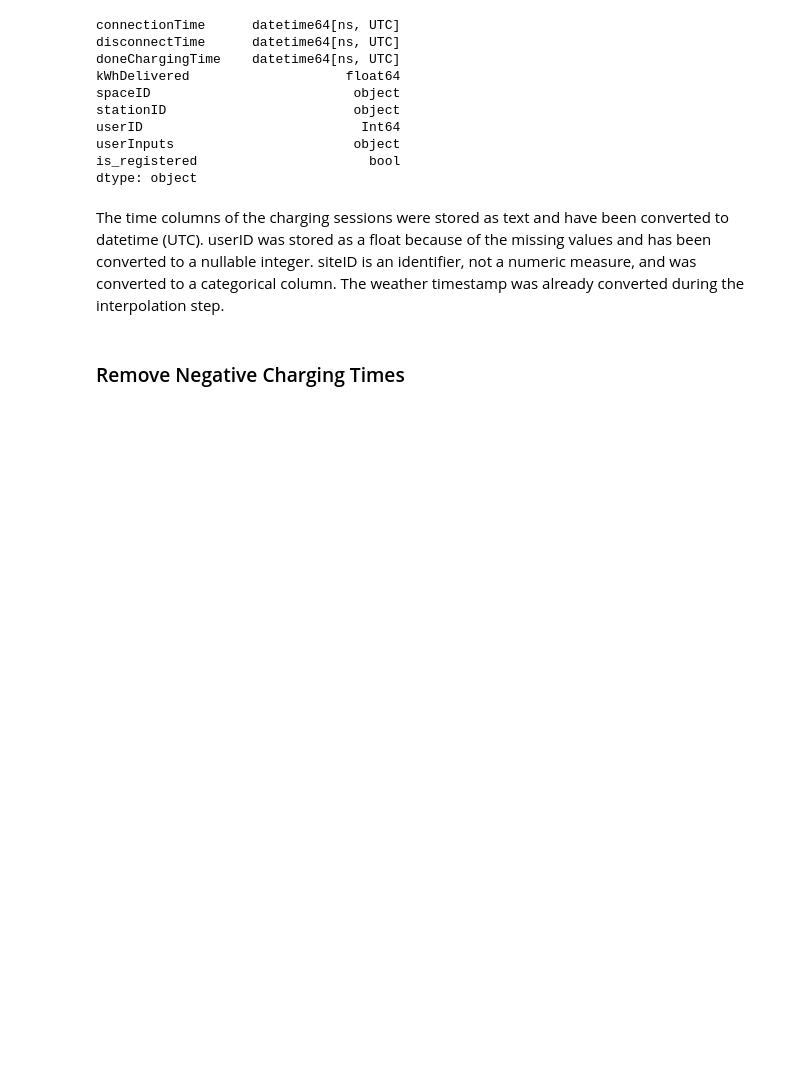
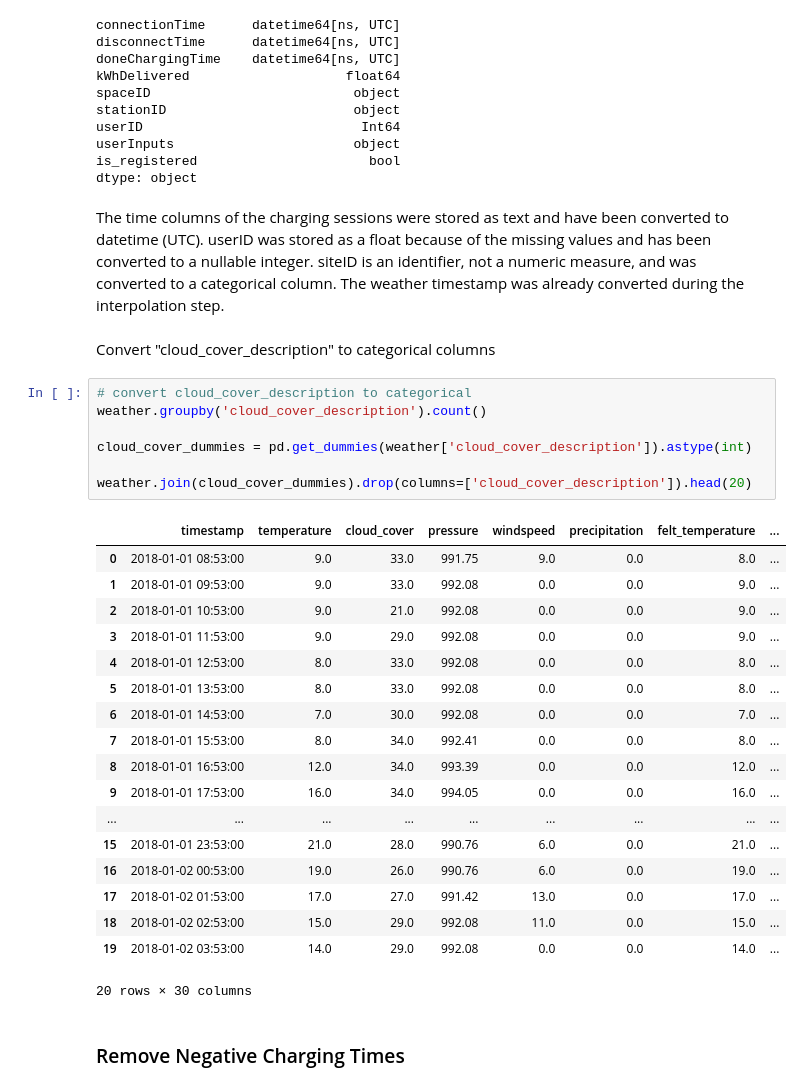
Before and after one commit to hannaschultheis-design/AA-Gruppe-15, a Jupyter notebook: notebooks/dataprep.ipynb, the cells around one changed output. Saved outputs shown, nothing was run; the diff lists cells and outputs as text; blank space fills up the shorter version.

Commit message:
transform weather column

```diff
--- a/notebooks/dataprep.ipynb
+++ b/notebooks/dataprep.ipynb
@@ -323,6 +321,34 @@ is_registered                      bool
 dtype: object
 # %% [markdown]
 The time columns of the charging sessions were stored as text and have been converted to datetime (UTC). userID was stored as a float because of the missing values and has been converted to a nullable integer. siteID is an identifier, not a numeric measure, and was converted to a categorical column. The weather timestamp was already converted during the interpolation step.
+# %% [markdown]
+Convert "cloud_cover_description" to categorical columns
+# %%
+# convert cloud_cover_description to categorical
+weather.groupby('cloud_cover_description').count()
+
+cloud_cover_dummies = pd.get_dummies(weather['cloud_cover_description']).astype(int)
+
+weather.join(cloud_cover_dummies).drop(columns=['cloud_cover_description']).head(20)
+# %% [output]
+|  | timestamp | temperature | cloud_cover | pressure | windspeed | precipitation | felt_temperature | ... |
+| 0 | 2018-01-01 08:53:00 | 9.0 | 33.0 | 991.75 | 9.0 | 0.0 | 8.0 | ... |
+| 1 | 2018-01-01 09:53:00 | 9.0 | 33.0 | 992.08 | 0.0 | 0.0 | 9.0 | ... |
+| 2 | 2018-01-01 10:53:00 | 9.0 | 21.0 | 992.08 | 0.0 | 0.0 | 9.0 | ... |
+| 3 | 2018-01-01 11:53:00 | 9.0 | 29.0 | 992.08 | 0.0 | 0.0 | 9.0 | ... |
+| 4 | 2018-01-01 12:53:00 | 8.0 | 33.0 | 992.08 | 0.0 | 0.0 | 8.0 | ... |
+| 5 | 2018-01-01 13:53:00 | 8.0 | 33.0 | 992.08 | 0.0 | 0.0 | 8.0 | ... |
+| 6 | 2018-01-01 14:53:00 | 7.0 | 30.0 | 992.08 | 0.0 | 0.0 | 7.0 | ... |
+| 7 | 2018-01-01 15:53:00 | 8.0 | 34.0 | 992.41 | 0.0 | 0.0 | 8.0 | ... |
+| 8 | 2018-01-01 16:53:00 | 12.0 | 34.0 | 993.39 | 0.0 | 0.0 | 12.0 | ... |
+| 9 | 2018-01-01 17:53:00 | 16.0 | 34.0 | 994.05 | 0.0 | 0.0 | 16.0 | ... |
+| ... | ... | ... | ... | ... | ... | ... | ... | ... |
+| 15 | 2018-01-01 23:53:00 | 21.0 | 28.0 | 990.76 | 6.0 | 0.0 | 21.0 | ... |
+| 16 | 2018-01-02 00:53:00 | 19.0 | 26.0 | 990.76 | 6.0 | 0.0 | 19.0 | ... |
+| 17 | 2018-01-02 01:53:00 | 17.0 | 27.0 | 991.42 | 13.0 | 0.0 | 17.0 | ... |
+| 18 | 2018-01-02 02:53:00 | 15.0 | 29.0 | 992.08 | 11.0 | 0.0 | 15.0 | ... |
+| 19 | 2018-01-02 03:53:00 | 14.0 | 29.0 | 992.08 | 0.0 | 0.0 | 14.0 | ... |
+20 rows × 30 columns
 # %% [markdown]
 ### Remove Negative Charging Times
 # %%
```
Also changed, not shown: parts of 4 cells of this notebook.
